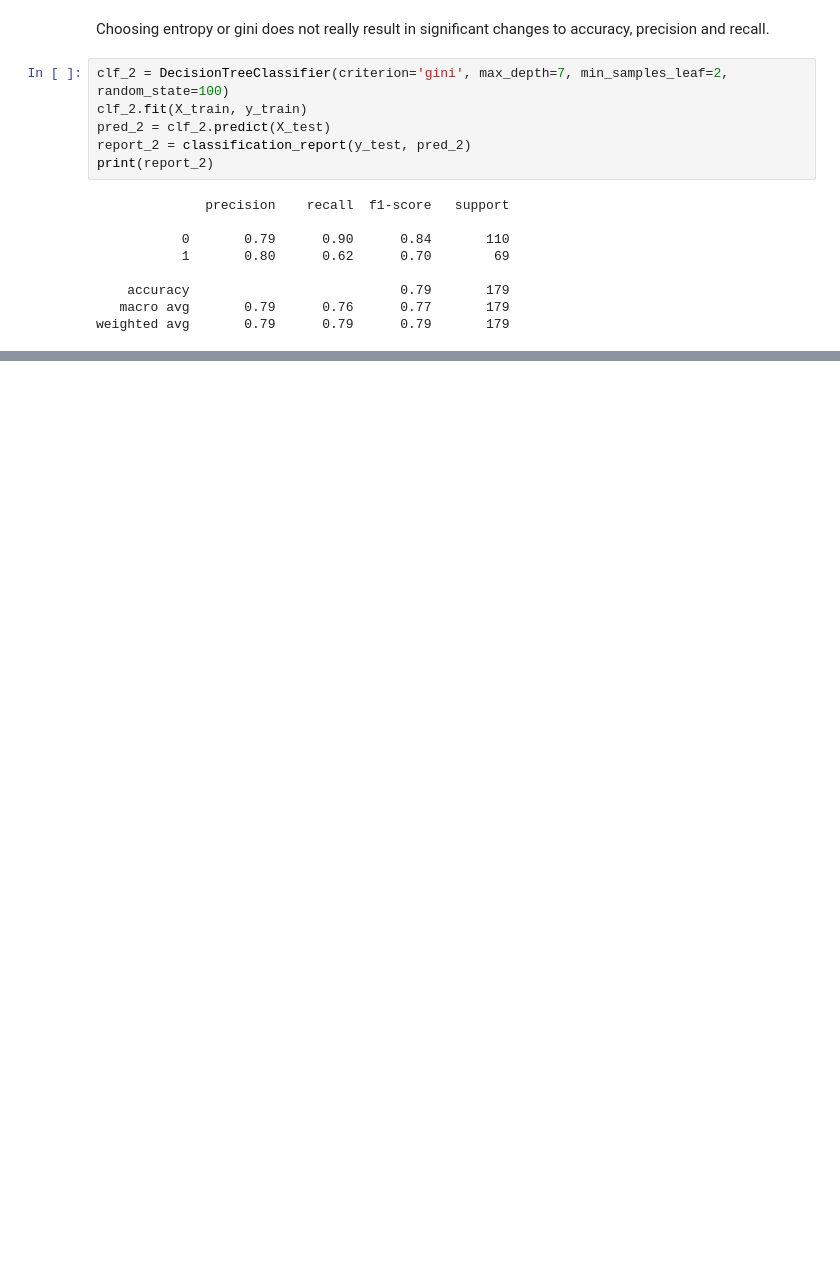
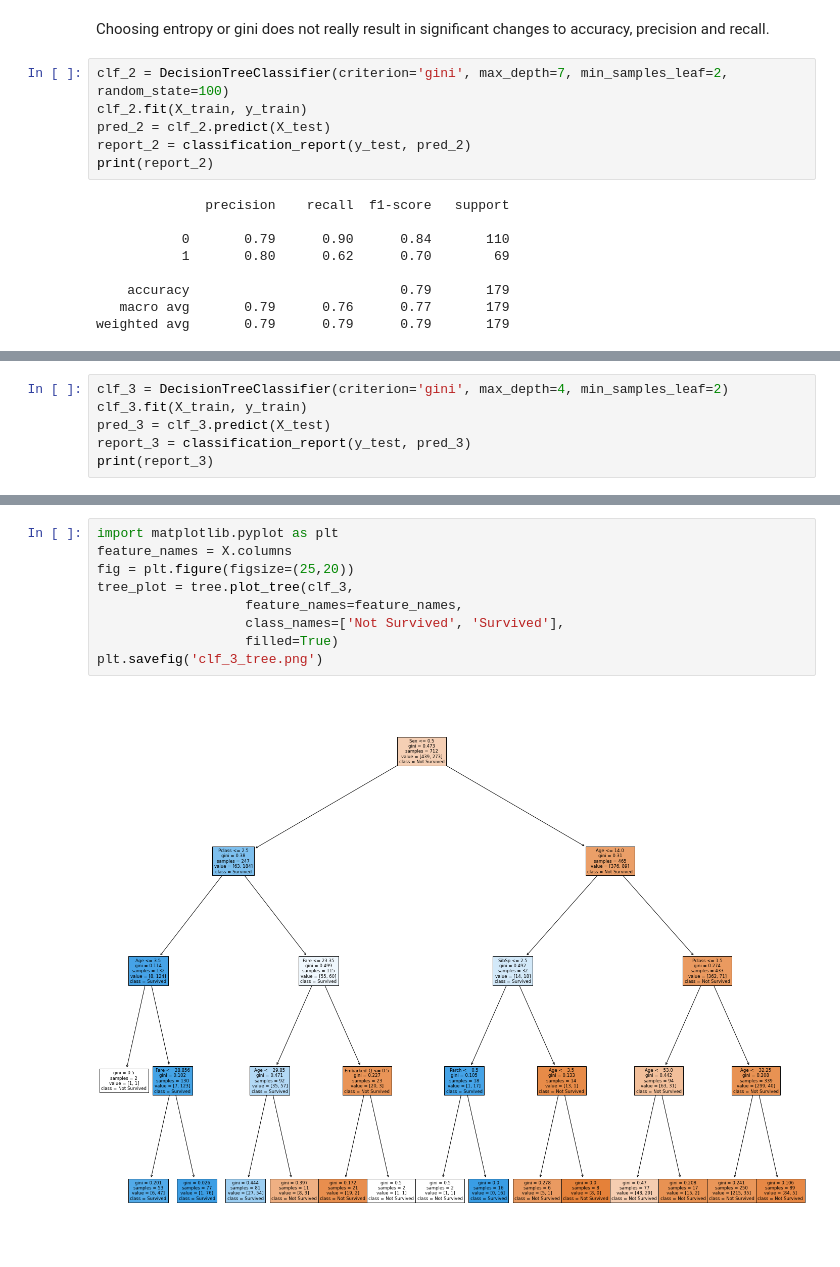
Before and after one commit to ericgbekor/ml-tasks, a Jupyter notebook: Decision Trees/Decision_Trees.ipynb, the cells around one changed output, grey strips where cells are left out. Drawn from its saved outputs; the diff is of its cells as text; blank space fills up the shorter version.

```diff
--- a/Decision Trees/Decision_Trees.ipynb
+++ b/Decision Trees/Decision_Trees.ipynb
@@ -302,0 +336,6 @@ weighted avg       0.79      0.79      0.79       179
+# %%
+clf_3 = DecisionTreeClassifier(criterion='gini', max_depth=4, min_samples_leaf=2)
+clf_3.fit(X_train, y_train)
+pred_3 = clf_3.predict(X_test)
+report_3 = classification_report(y_test, pred_3)
+print(report_3)
@@ -302,0 +351,11 @@ weighted avg       0.79      0.79      0.79       179
+# %%
+import matplotlib.pyplot as plt
+feature_names = X.columns
+fig = plt.figure(figsize=(25,20))
+tree_plot = tree.plot_tree(clf_3,
+                   feature_names=feature_names,
+                   class_names=['Not Survived', 'Survived'],
+                   filled=True)
+plt.savefig('clf_3_tree.png')
+# %% [output]
+[figure, added]
```
Also changed, not shown: parts of 11 cells of this notebook.
